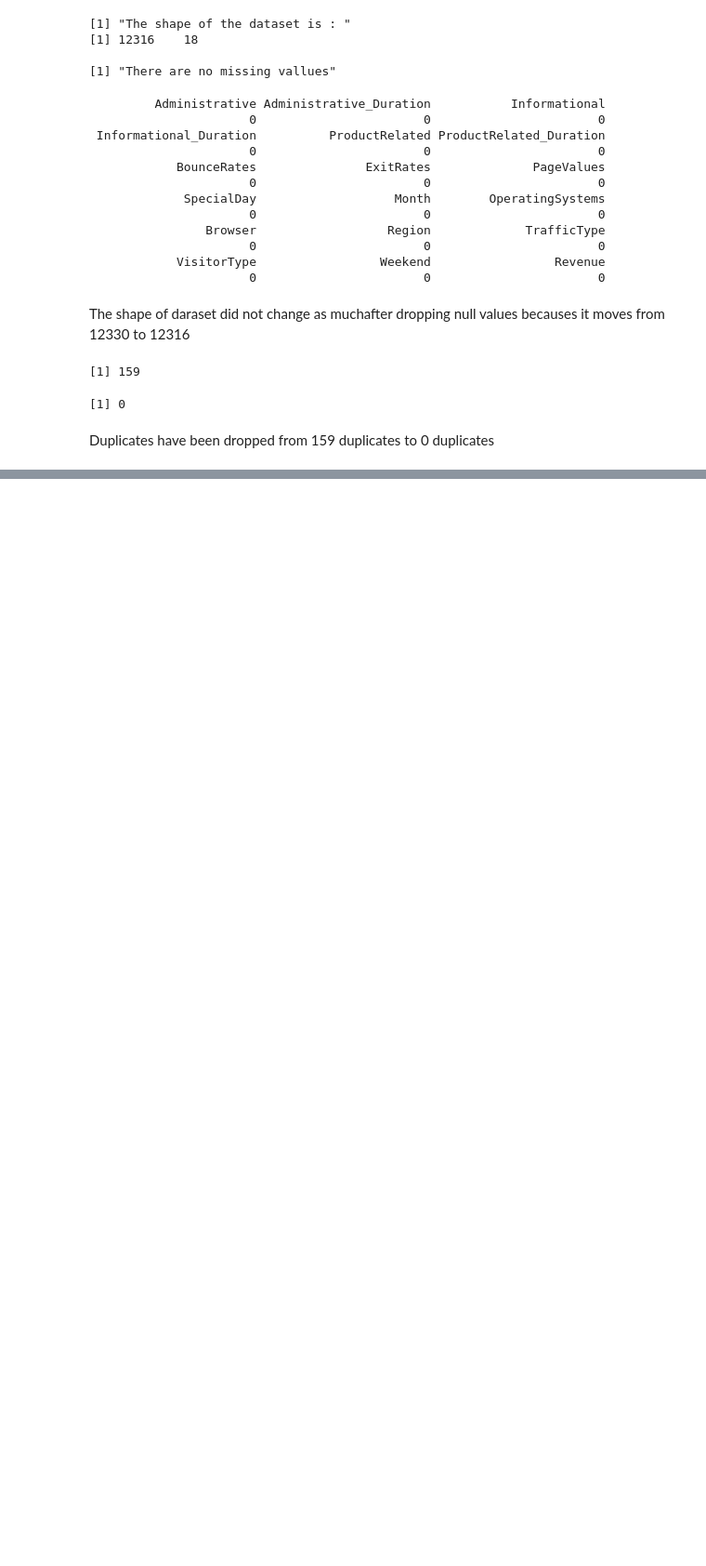
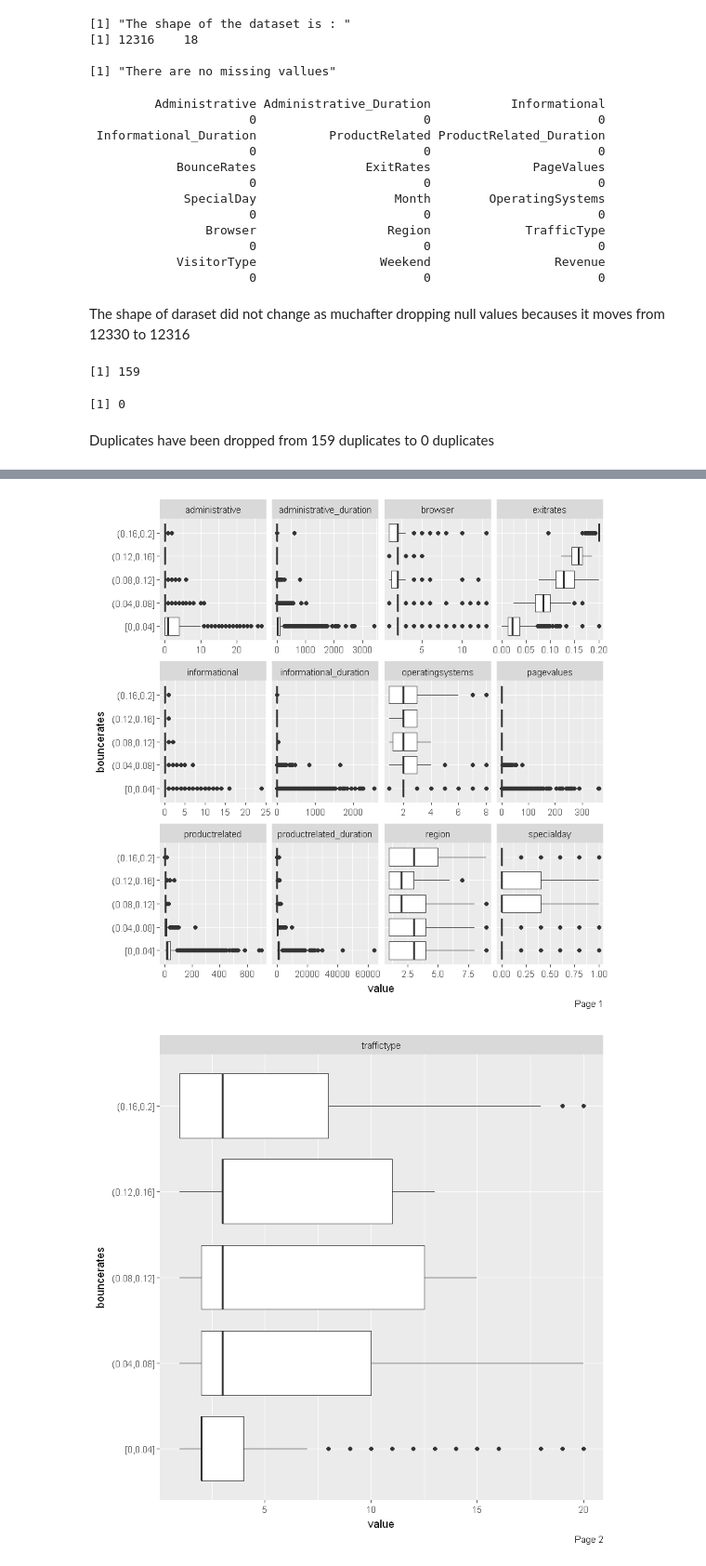
Before and after one commit to kaindoh/Ecommerce-Customer-Service, a Jupyter notebook: Ecommerce_Customers.ipynb, the cells around one changed output, grey strips where cells are left out. Shown at 93% size. Drawn from its saved outputs; the diff is of its cells as text; code cells hidden in the pictures; blank space fills up the shorter version.

```diff
--- a/Ecommerce_Customers.ipynb
+++ b/Ecommerce_Customers.ipynb
@@ -217,0 +336,12 @@ Duplicates have been dropped from 159 duplicates to 0 duplicates
+# %%
+# Checking for outliers on numerical columns
+
+# Selecting only the numerical columns
+nums <- unlist(lapply(df, is.numeric))
+df1 <- df[,nums]
+
+# Call boxplot function
+plot_boxplot(df1,by="bouncerates")
+# %% [output]
+[figure, added]
+[figure, added]
```
Also changed, not shown: parts of 65 cells of this notebook.
